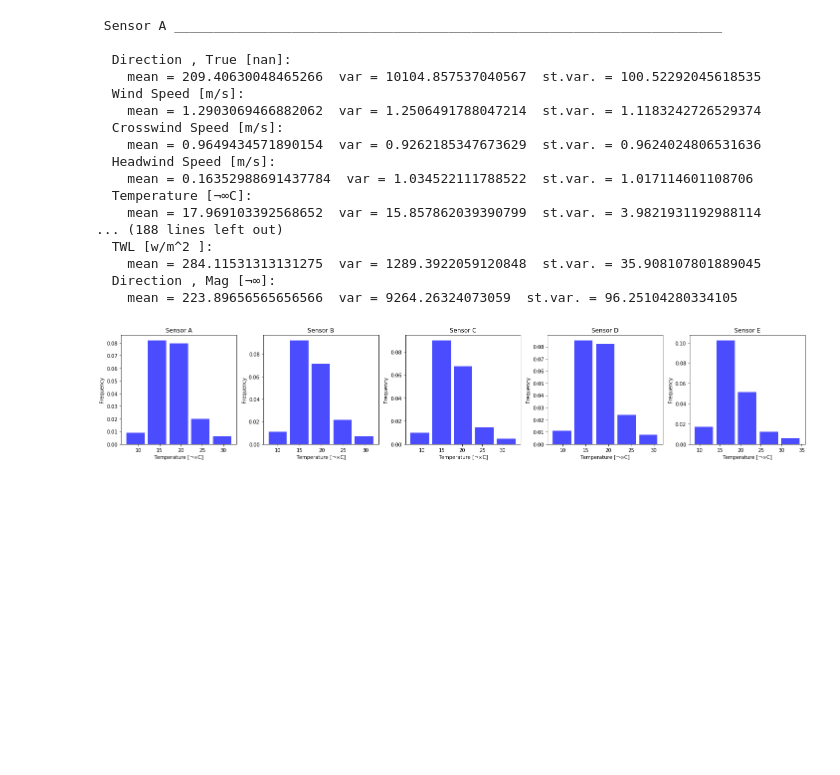
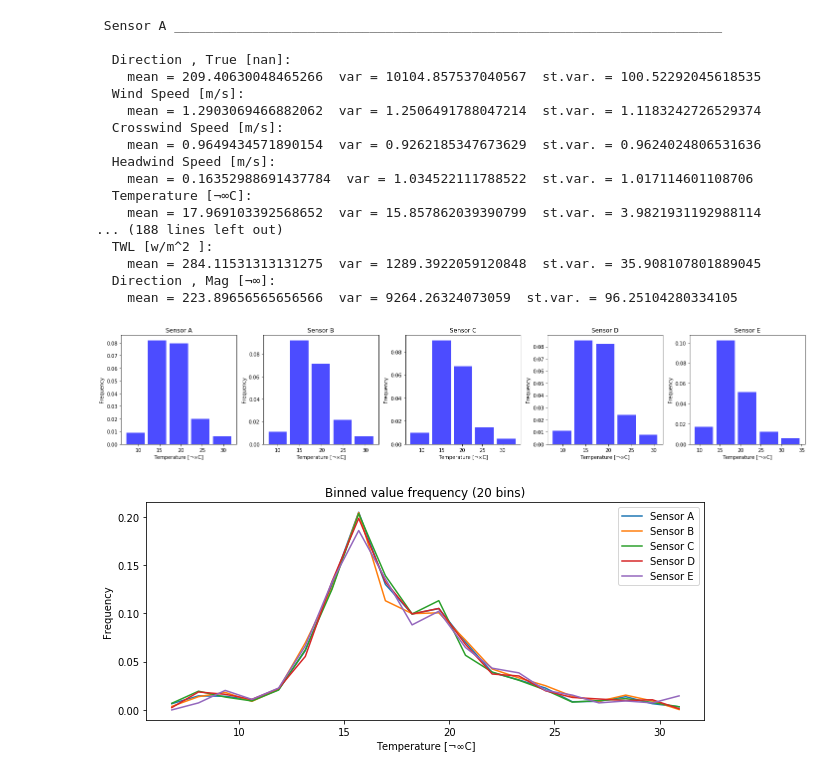
Before and after one commit to ondrej-vesely/GEO1001-hw1, a Jupyter notebook: a1.ipynb, the cells around one changed output. Cells and saved outputs as stored; diff of their text form; code cells hidden in the pictures; blank space fills up the shorter version.

```diff
--- a/a1.ipynb
+++ b/a1.ipynb
@@ -52,3 +53,25 @@ plt.tight_layout()
 plt.show()
 # %% [output]
 [figure]
+# %%
+variable = 'Temperature'
+bins = 20
+
+fig = plt.figure(figsize=(10,4))
+ax = fig.add_subplot(111)
+ax.set_title('Binned value frequency (%s bins)' % bins)
+
+for sensor_name, sensor in data.items():
+    values = sensor[variable]['values']
+    [frequency, bins] = np.histogram(values,
+                                     bins=bins)
+    frequency = [f/len(values) for f in frequency]
+    ax.plot(bins[:-1], frequency,
+            label=sensor_name)
+    ax.set_xlabel('%s [%s]' % (variable, sensor[variable]['units']))
+    ax.set_ylabel('Frequency')
+
+plt.legend(loc='upper right')
+plt.show()
+# %% [output]
+[figure, added]
```
Also changed, not shown: parts of 1 cell of this notebook, 4 other files.
